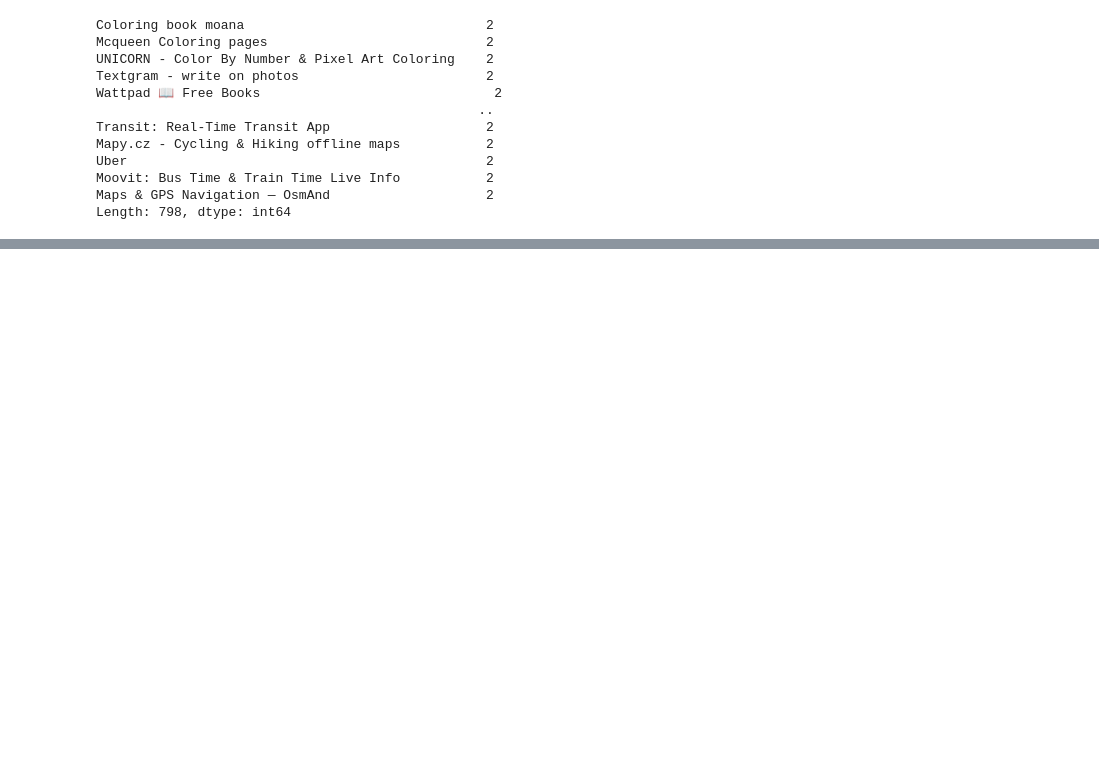
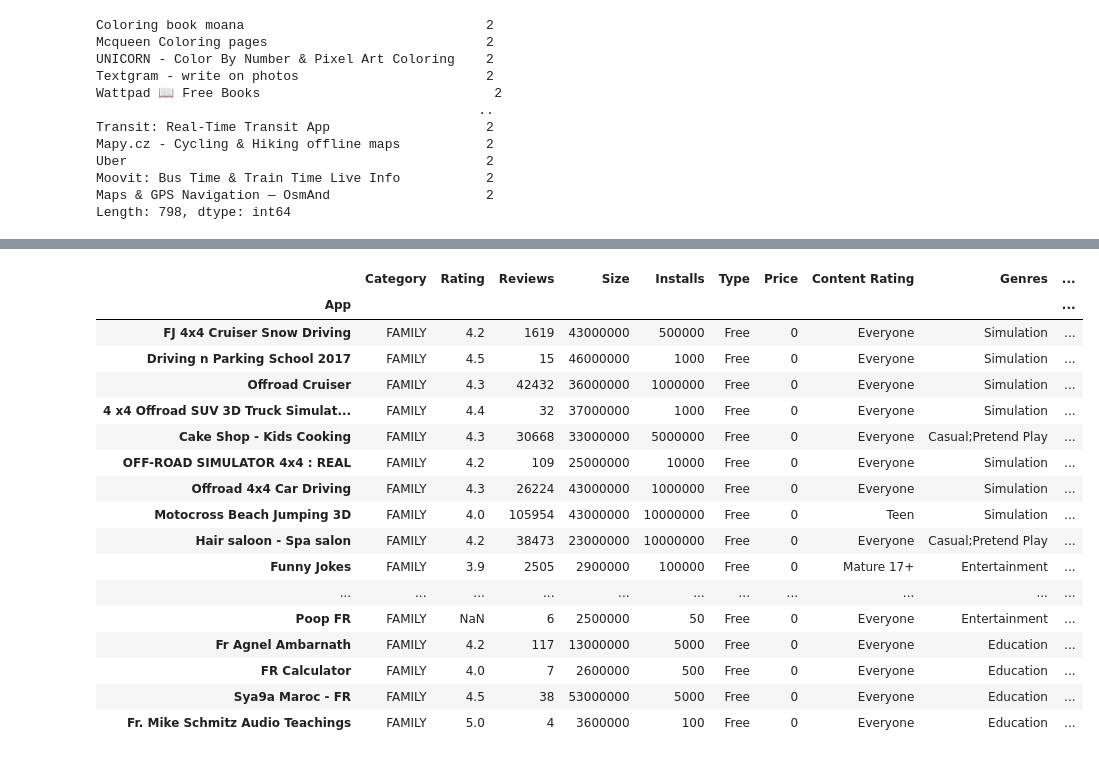
Before and after one commit to imdg3/8th_EDA, a Jupyter notebook: 2조/1주차/1주차_박지호_전처리.ipynb, the cells around one changed output, grey strips where cells are left out. Saved outputs shown, nothing was run; the diff lists cells and outputs as text; code cells hidden in the pictures; blank space fills up the shorter version.

```diff
--- a/2조/1주차/1주차_박지호_전처리.ipynb
+++ b/2조/1주차/1주차_박지호_전처리.ipynb
@@ -287 +275,22 @@ array(['ART_AND_DESIGN', 'AUTO_AND_VEHICLES', 'BEAUTY',
+# %%
+data_info.loc[list(data_info[data_info['Category'] == 'FAMILY'].index.unique())].tail(60)
+# %% [output]
+|  | Category | Rating | Reviews | Size | Installs | Type | Price | Content Rating | Genres | ... |
+| App |  |  |  |  |  |  |  |  |  | ... |
+| FJ 4x4 Cruiser Snow Driving | FAMILY | 4.2 | 1619 | 43000000 | 500000 | Free | 0 | Everyone | Simulation | ... |
+| Driving n Parking School 2017 | FAMILY | 4.5 | 15 | 46000000 | 1000 | Free | 0 | Everyone | Simulation | ... |
+| Offroad Cruiser | FAMILY | 4.3 | 42432 | 36000000 | 1000000 | Free | 0 | Everyone | Simulation | ... |
+| 4 x4 Offroad SUV 3D Truck Simulat... | FAMILY | 4.4 | 32 | 37000000 | 1000 | Free | 0 | Everyone | Simulation | ... |
+| Cake Shop - Kids Cooking | FAMILY | 4.3 | 30668 | 33000000 | 5000000 | Free | 0 | Everyone | Casual;Pretend Play | ... |
+| OFF-ROAD SIMULATOR 4x4 : REAL | FAMILY | 4.2 | 109 | 25000000 | 10000 | Free | 0 | Everyone | Simulation | ... |
+| Offroad 4x4 Car Driving | FAMILY | 4.3 | 26224 | 43000000 | 1000000 | Free | 0 | Everyone | Simulation | ... |
+| Motocross Beach Jumping 3D | FAMILY | 4.0 | 105954 | 43000000 | 10000000 | Free | 0 | Teen | Simulation | ... |
+| Hair saloon - Spa salon | FAMILY | 4.2 | 38473 | 23000000 | 10000000 | Free | 0 | Everyone | Casual;Pretend Play | ... |
+| Funny Jokes | FAMILY | 3.9 | 2505 | 2900000 | 100000 | Free | 0 | Mature 17+ | Entertainment | ... |
+| ... | ... | ... | ... | ... | ... | ... | ... | ... | ... | ... |
+| Poop FR | FAMILY | NaN | 6 | 2500000 | 50 | Free | 0 | Everyone | Entertainment | ... |
+| Fr Agnel Ambarnath | FAMILY | 4.2 | 117 | 13000000 | 5000 | Free | 0 | Everyone | Education | ... |
+| FR Calculator | FAMILY | 4.0 | 7 | 2600000 | 500 | Free | 0 | Everyone | Education | ... |
+| Sya9a Maroc - FR | FAMILY | 4.5 | 38 | 53000000 | 5000 | Free | 0 | Everyone | Education | ... |
+| Fr. Mike Schmitz Audio Teachings | FAMILY | 5.0 | 4 | 3600000 | 100 | Free | 0 | Everyone | Education | ... |
 # %%
```
Also changed, not shown: parts of 5 cells of this notebook, 4 other files.
